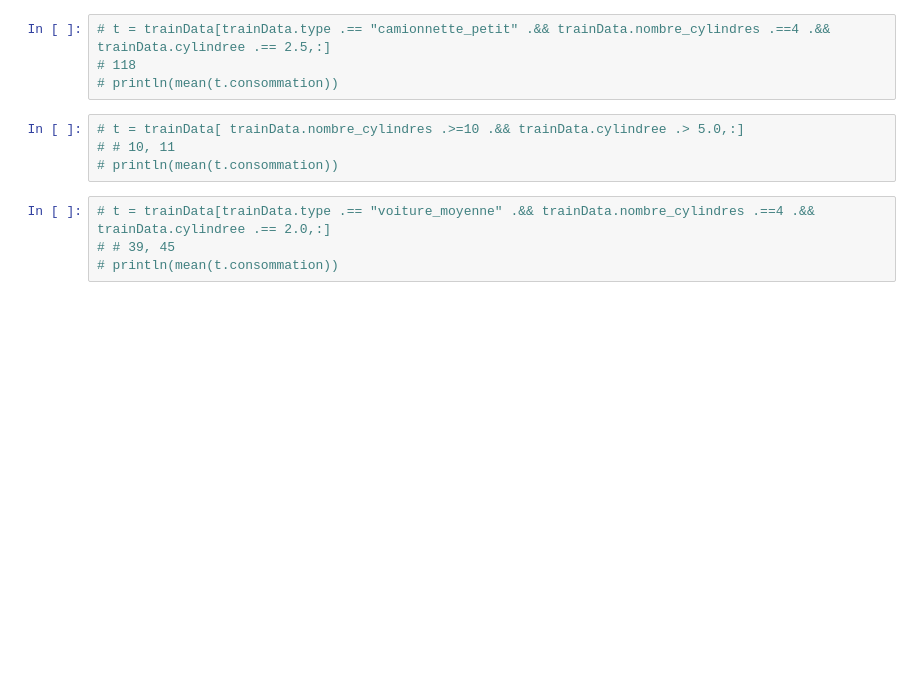
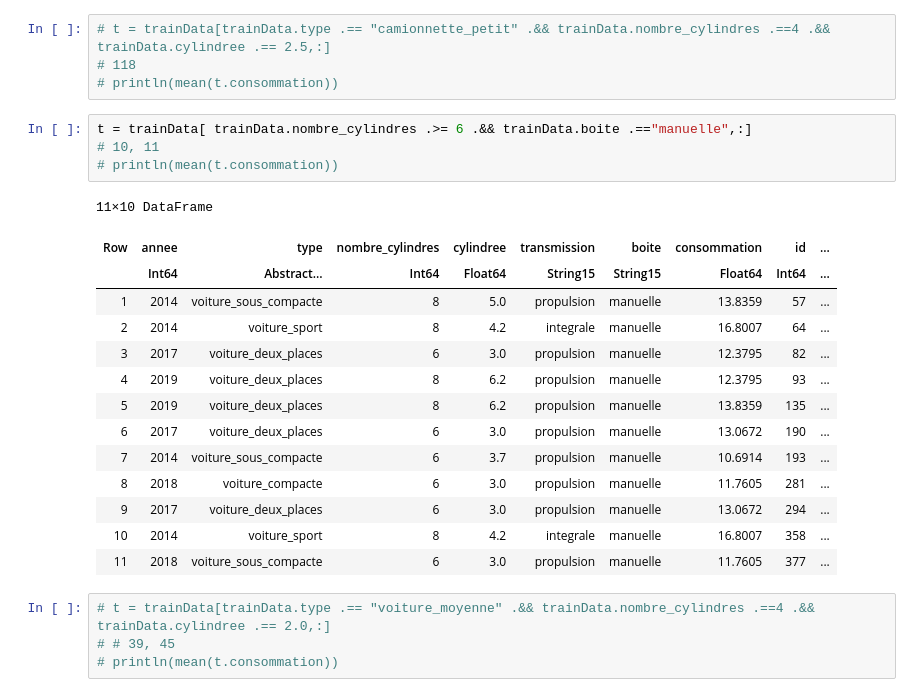
Before and after one commit to Antoine-Lafrance/concours-mth3302, a Jupyter notebook: soumissions_officielles/soumission_13/carl4_de_antoine_de_carl.ipynb, the cells around one changed output. Drawn from its saved outputs; the diff is of its cells as text; blank space fills up the shorter version.

```diff
--- a/soumissions_officielles/soumission_13/carl4_de_antoine_de_carl.ipynb
+++ b/soumissions_officielles/soumission_13/carl4_de_antoine_de_carl.ipynb
@@ -620,9 +722,24 @@ out, pairs_2 = main(trainData, testData)
 # 118
 # println(mean(t.consommation))
 # %%
-# t = trainData[ trainData.nombre_cylindres .>=10 .&& trainData.cylindree .> 5.0,:]
-# # 10, 11
+t = trainData[ trainData.nombre_cylindres .>= 6 .&& trainData.boite .=="manuelle",:]
+# 10, 11
 # println(mean(t.consommation))
+# %% [output]
+11×10 DataFrame
+| Row | annee | type | nombre_cylindres | cylindree | transmission | boite | consommation | id | ... |
+|  | Int64 | Abstract… | Int64 | Float64 | String15 | String15 | Float64 | Int64 | ... |
+| 1 | 2014 | voiture_sous_compacte | 8 | 5.0 | propulsion | manuelle | 13.8359 | 57 | ... |
+| 2 | 2014 | voiture_sport | 8 | 4.2 | integrale | manuelle | 16.8007 | 64 | ... |
+| 3 | 2017 | voiture_deux_places | 6 | 3.0 | propulsion | manuelle | 12.3795 | 82 | ... |
+| 4 | 2019 | voiture_deux_places | 8 | 6.2 | propulsion | manuelle | 12.3795 | 93 | ... |
+| 5 | 2019 | voiture_deux_places | 8 | 6.2 | propulsion | manuelle | 13.8359 | 135 | ... |
+| 6 | 2017 | voiture_deux_places | 6 | 3.0 | propulsion | manuelle | 13.0672 | 190 | ... |
+| 7 | 2014 | voiture_sous_compacte | 6 | 3.7 | propulsion | manuelle | 10.6914 | 193 | ... |
+| 8 | 2018 | voiture_compacte | 6 | 3.0 | propulsion | manuelle | 11.7605 | 281 | ... |
+| 9 | 2017 | voiture_deux_places | 6 | 3.0 | propulsion | manuelle | 13.0672 | 294 | ... |
+| 10 | 2014 | voiture_sport | 8 | 4.2 | integrale | manuelle | 16.8007 | 358 | ... |
+| 11 | 2018 | voiture_sous_compacte | 6 | 3.0 | propulsion | manuelle | 11.7605 | 377 | ... |
 # %%
 # t = trainData[trainData.type .== "voiture_moyenne" .&& trainData.nombre_cylindres .==4 .&& trainData.cylindree .== 2.0,:]
 # # 39, 45
```
Also changed, not shown: parts of 12 cells of this notebook, 2 other files.
